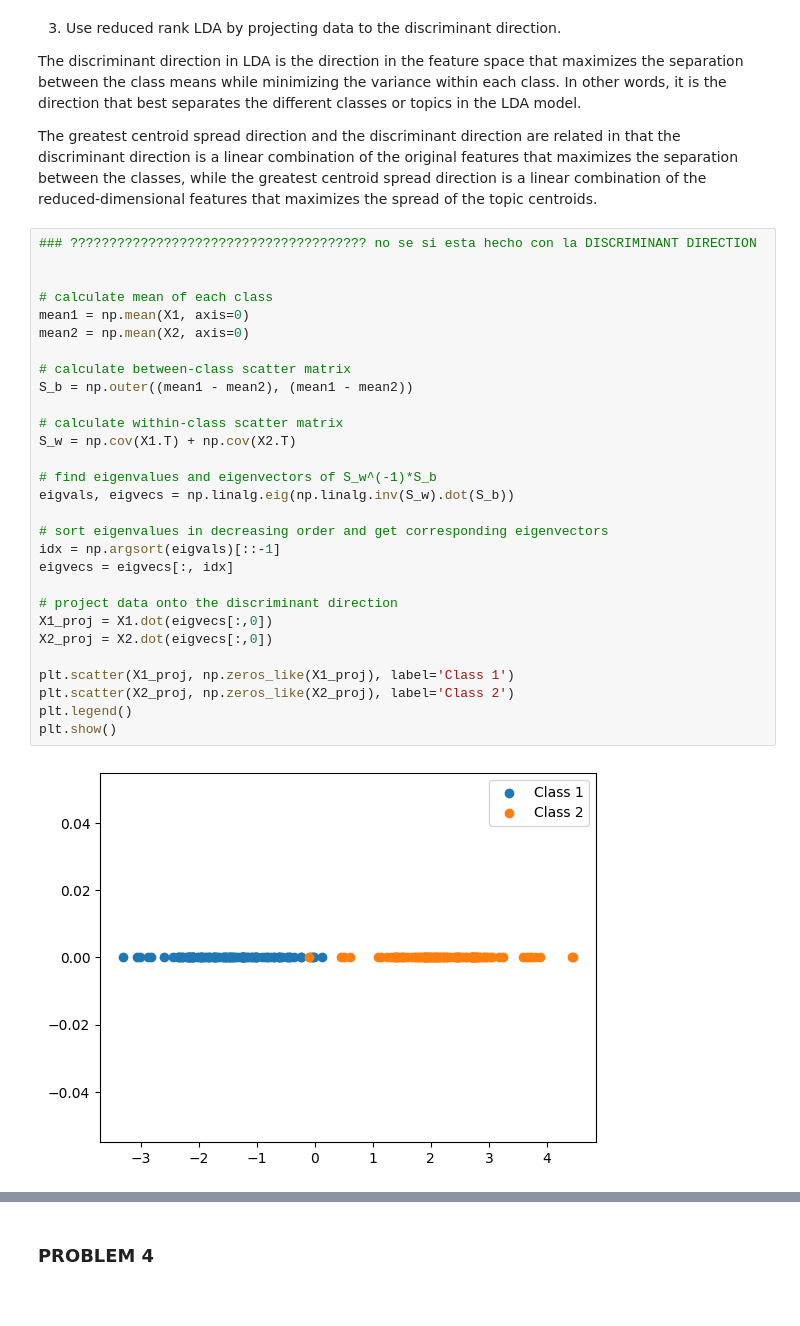
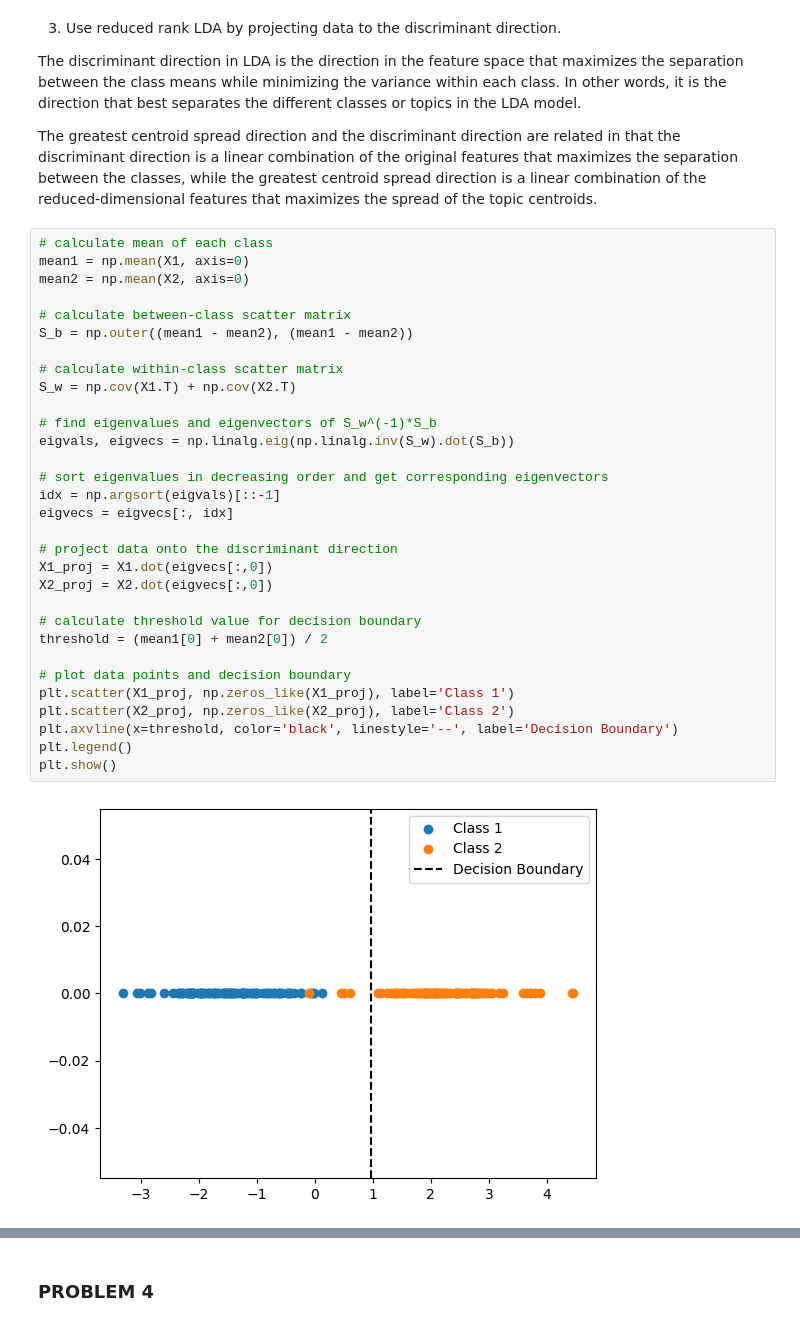
Before and after one commit to ferriitoo/MATH-569-Statistical-Learning, a Jupyter notebook: MATH_569_Julen_Ferro_HW3.ipynb, the cells around one changed output, grey strips where cells are left out. Cells and saved outputs as stored; diff of their text form.

```diff
--- a/MATH_569_Julen_Ferro_HW3.ipynb
+++ b/MATH_569_Julen_Ferro_HW3.ipynb
@@ -233,33 +248,35 @@ The discriminant direction in LDA is the direction in the feature space that max
 
 The greatest centroid spread direction and the discriminant direction are related in that the discriminant direction is a linear combination of the original features that maximizes the separation between the classes, while the greatest centroid spread direction is a linear combination of the reduced-dimensional features that maximizes the spread of the topic centroids.
 # %%
-### ?????????????????????????????????????? no se si esta hecho con la DISCRIMINANT DIRECTION
-
-
 # calculate mean of each class
 mean1 = np.mean(X1, axis=0)
 mean2 = np.mean(X2, axis=0)
 
 # calculate between-class scatter matrix
 S_b = np.outer((mean1 - mean2), (mean1 - mean2))
 
 # calculate within-class scatter matrix
 S_w = np.cov(X1.T) + np.cov(X2.T)
 
 # find eigenvalues and eigenvectors of S_w^(-1)*S_b
 eigvals, eigvecs = np.linalg.eig(np.linalg.inv(S_w).dot(S_b))
 
 # sort eigenvalues in decreasing order and get corresponding eigenvectors
 idx = np.argsort(eigvals)[::-1]
 eigvecs = eigvecs[:, idx]
 
 # project data onto the discriminant direction
 X1_proj = X1.dot(eigvecs[:,0])
 X2_proj = X2.dot(eigvecs[:,0])
 
+# calculate threshold value for decision boundary
+threshold = (mean1[0] + mean2[0]) / 2
+
+# plot data points and decision boundary
 plt.scatter(X1_proj, np.zeros_like(X1_proj), label='Class 1')
 plt.scatter(X2_proj, np.zeros_like(X2_proj), label='Class 2')
+plt.axvline(x=threshold, color='black', linestyle='--', label='Decision Boundary')
 plt.legend()
 plt.show()
 # %% [output]
-[figure, old version]
+[figure, new version]
```
Also changed, not shown: parts of 20 cells of this notebook.
